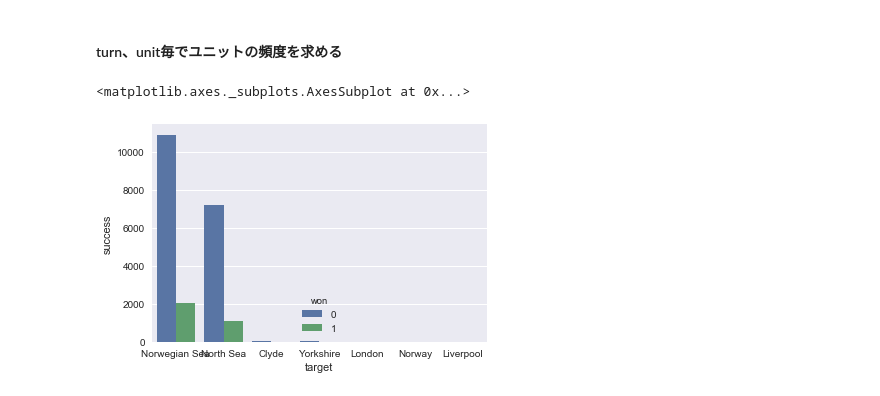
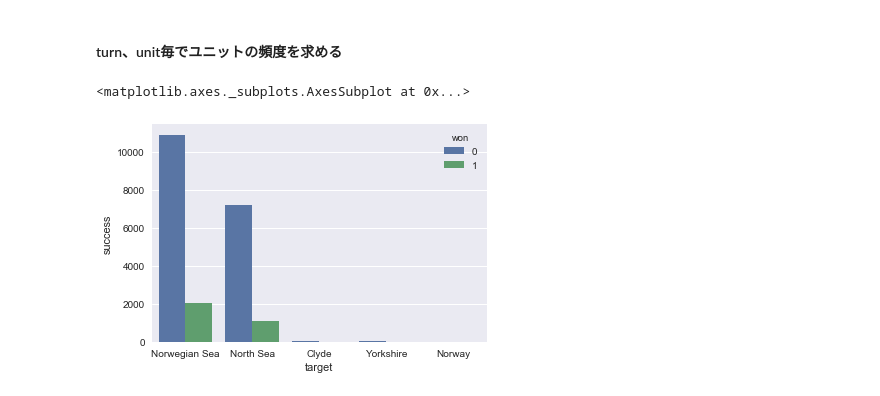
Before and after one commit to sorashido/DiplomacyPredict, a Jupyter notebook: src/v2.ipynb, the cells around one changed output. Saved outputs shown, nothing was run; the diff lists cells and outputs as text; code cells hidden in the pictures.

Commit message:
update graph

```diff
--- a/src/v2.ipynb
+++ b/src/v2.ipynb
@@ -135,9 +135,10 @@ dataset.head()
 #### turn、unit毎でユニットの頻度を求める
 # %%
 # Edinburghから移動先の頻度
-sns.barplot(x="target", y="success", data = dataset[dataset["turn_num"]==1][dataset["success"]==1][dataset["location"]=="Edinburgh"], hue="won", estimator=sum)
+data = dataset[(dataset["turn_num"]==1) & (dataset["success"]==1) & (dataset["location"]=="Edinburgh") & (dataset["unit_order"]=="MOVE")]
+sns.barplot(x="target", y="success", data = data, hue="won", estimator=sum)
 # %% [output]
 <matplotlib.axes._subplots.AxesSubplot at 0x...>
-[figure, old version]
+[figure, new version]
 # %%
 # 1901年, turn 1の位置頻度，国毎, win毎
```
